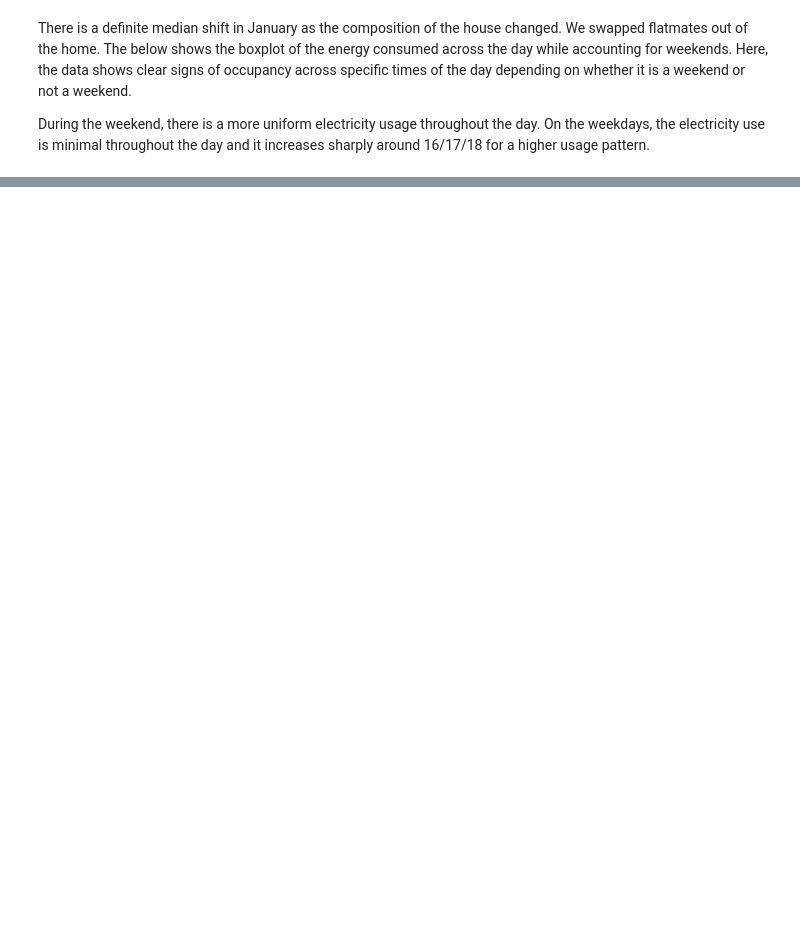
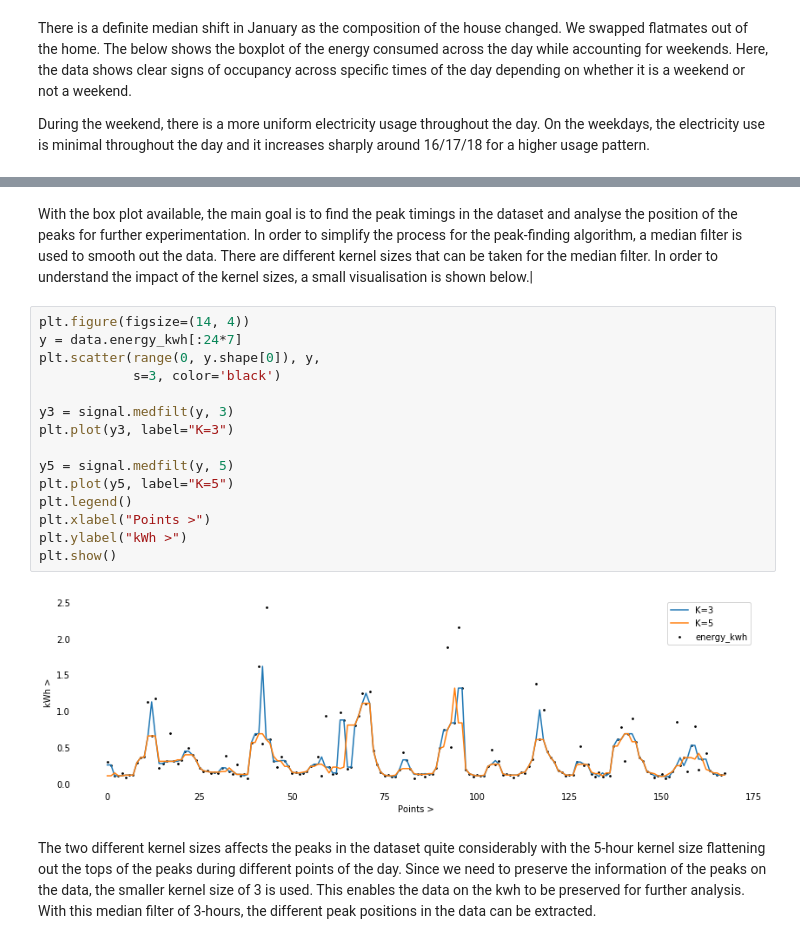
Before and after one commit to vignkri/Notebooks, a Jupyter notebook: Blog/Home-electricity-data.ipynb, the cells around one changed output, grey strips where cells are left out. Drawn from its saved outputs; the diff is of its cells as text; blank space fills up the shorter version.

```diff
--- a/Blog/Home-electricity-data.ipynb
+++ b/Blog/Home-electricity-data.ipynb
@@ -133,0 +138,21 @@ plt.show()
+# %% [markdown]
+With the box plot available, the main goal is to find the peak timings in the dataset and analyse the position of the peaks for further experimentation. In order to simplify the process for the peak-finding algorithm, a median filter is used to smooth out the data. There are different kernel sizes that can be taken for the median filter. In order to understand the impact of the kernel sizes, a small visualisation is shown below.|
+# %%
+plt.figure(figsize=(14, 4))
+y = data.energy_kwh[:24*7]
+plt.scatter(range(0, y.shape[0]), y,
+            s=3, color='black')
+
+y3 = signal.medfilt(y, 3)
+plt.plot(y3, label="K=3")
+
+y5 = signal.medfilt(y, 5)
+plt.plot(y5, label="K=5")
+plt.legend()
+plt.xlabel("Points >")
+plt.ylabel("kWh >")
+plt.show()
+# %% [output]
+[figure, added]
+# %% [markdown]
+The two different kernel sizes affects the peaks in the dataset quite considerably with the 5-hour kernel size flattening out the tops of the peaks during different points of the day. Since we need to preserve the information of the peaks on the data, the smaller kernel size of 3 is used. This enables the data on the kwh to be preserved for further analysis. With this median filter of 3-hours, the different peak positions in the data can be extracted.
```
Also changed, not shown: parts of 17 cells of this notebook, 1 other file.
